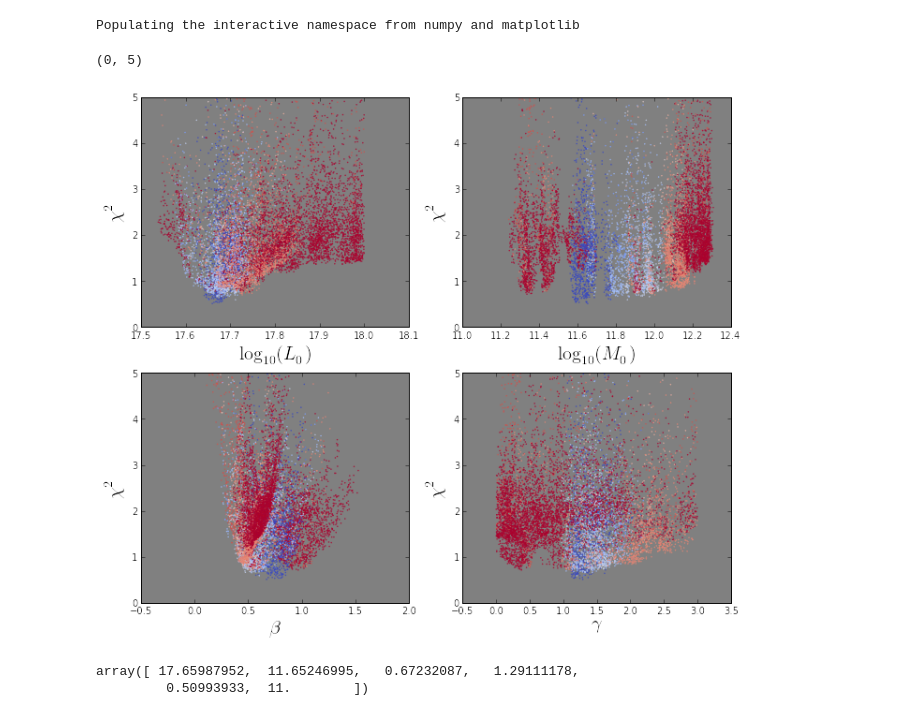
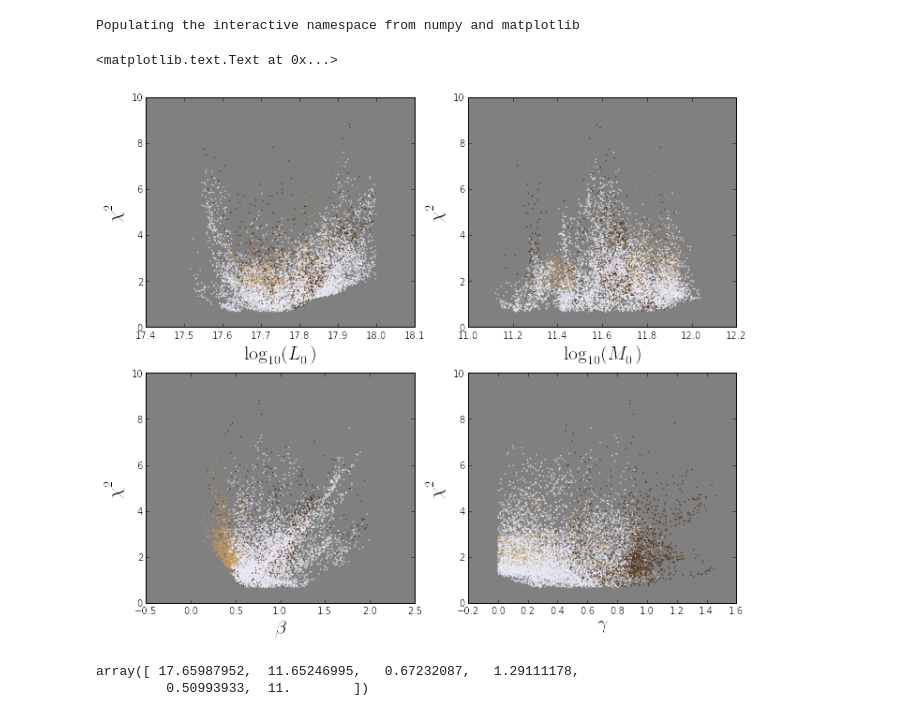
Before and after one commit to flgomezc/sfr-dmhm, a Jupyter notebook: program64/plots.ipynb, the cells around one changed output. Saved outputs shown, nothing was run; the diff lists cells and outputs as text; code cells hidden in the pictures.

```diff
--- a/program64/plots.ipynb
+++ b/program64/plots.ipynb
@@ -14,7 +14,7 @@ Blue  = 12 bins
 # %% [output]
 Populating the interactive namespace from numpy and matplotlib
 # %%
-data_mcmc = np.loadtxt('../results/60.dat', usecols=(0,1,2,3,4,5))
+data_mcmc = np.loadtxt('../results/0.dat', usecols=(0,1,2,3,4,5))
 # L_0, M_0, beta, gamma, chi_sqr
 
 
@@ -35,7 +35,7 @@ K = data_mcmc[:,5]
 #K[index2]=0.5
 #K[index3]=0.0
 
-colors = plt.cm.coolwarm(1.0*(K[:]-12)/9.0)
+colors = plt.cm.BrBG(1.0*(K[:]-19)/4.0)
 
 
 fig = figure(figsize=(10, 5))
@@ -44,42 +44,42 @@ ax1 = fig.add_subplot(221, axisbg='grey')
 ax1.scatter(V, Z, s=0.2, edgecolors=colors)
 ax1.set_xlabel("$\log_{10}(L_0)$",fontsize=20)
 ax1.set_ylabel(" $\chi^2$ ",fontsize=20)
-ax1.set_ylim(0,5)
+#ax1.set_ylim(0,5)
 #ax1.axis((17.4,17.9,0,5))
 #ax1.set_yscale=("log")
 
 
 ax2 = fig.add_subplot(222,axisbg='grey')
 ax2.scatter(W, Z, s=0.2, edgecolors=colors)
 ax2.set_xlabel("$\log_{10}(M_0)$",fontsize=20)
 ax2.set_ylabel(" $\chi^2$ ",fontsize=20)
-ax2.set_ylim(0,5)
+#ax2.set_ylim(0,5)
 #ax2.axis((10.90,11.5,0,5))
 #ax2.set_yscale=("log")
 
 #ax2.yaxis.set_major_formatter(plt.NullFormatter())
 
 ax3 = fig.add_subplot(223,axisbg='grey')
 ax3.scatter(X, Z, s=0.2, edgecolors=colors)
 ax3.set_xlabel(r" $\beta $  ",fontsize=20)
 ax3.set_ylabel(" $\chi^2$ ",fontsize=20)
 #ax3.axis((0.0,2.0,0,5))
-ax3.set_ylim(0,5)
+#ax3.set_ylim(0,5)
 #ax3.set_yscale=("log")
 #ax.yaxis.set_major_formatter(plt.NullFormatter())
 
 ax4 = fig.add_subplot(224,axisbg='grey')
 ax4.scatter(Y, Z, s=0.2, edgecolors=colors)
 ax4.set_xlabel(r"$\gamma$",fontsize=20)
 ax4.set_ylabel(" $\chi^2$ ",fontsize=20)
-ax4.set_ylim(0,5)
+#ax4.set_ylim(0,5)
 #ax4.axis((0.0,0.7,0.0,5.0))
 #ax.set_yscale=("log")
 
 #ax.yaxis.set_major_formatter(plt.NullFormatter())
 # %% [output]
-(0, 5)
+<matplotlib.text.Text at 0x...>
-[figure, old version]
+[figure, new version]
 # %%
 a = where( Z == Z.min())
 
```
Also changed, not shown: 1 other file.
